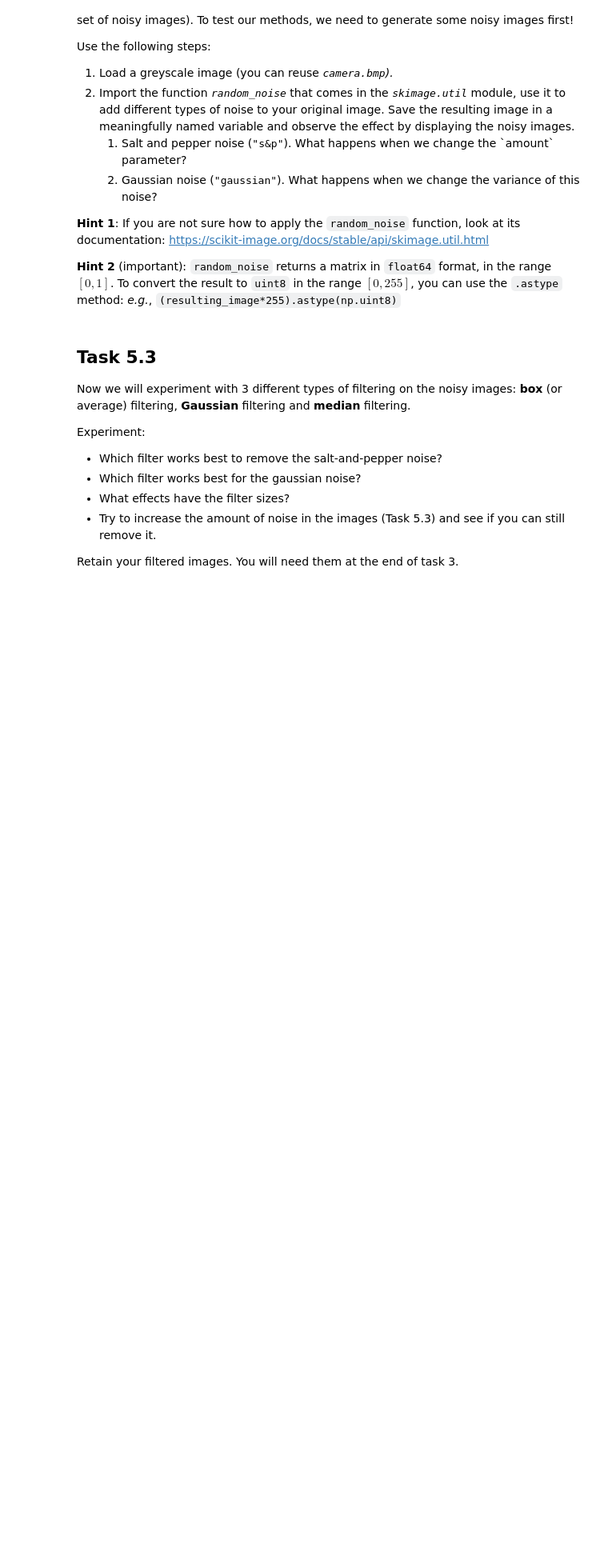
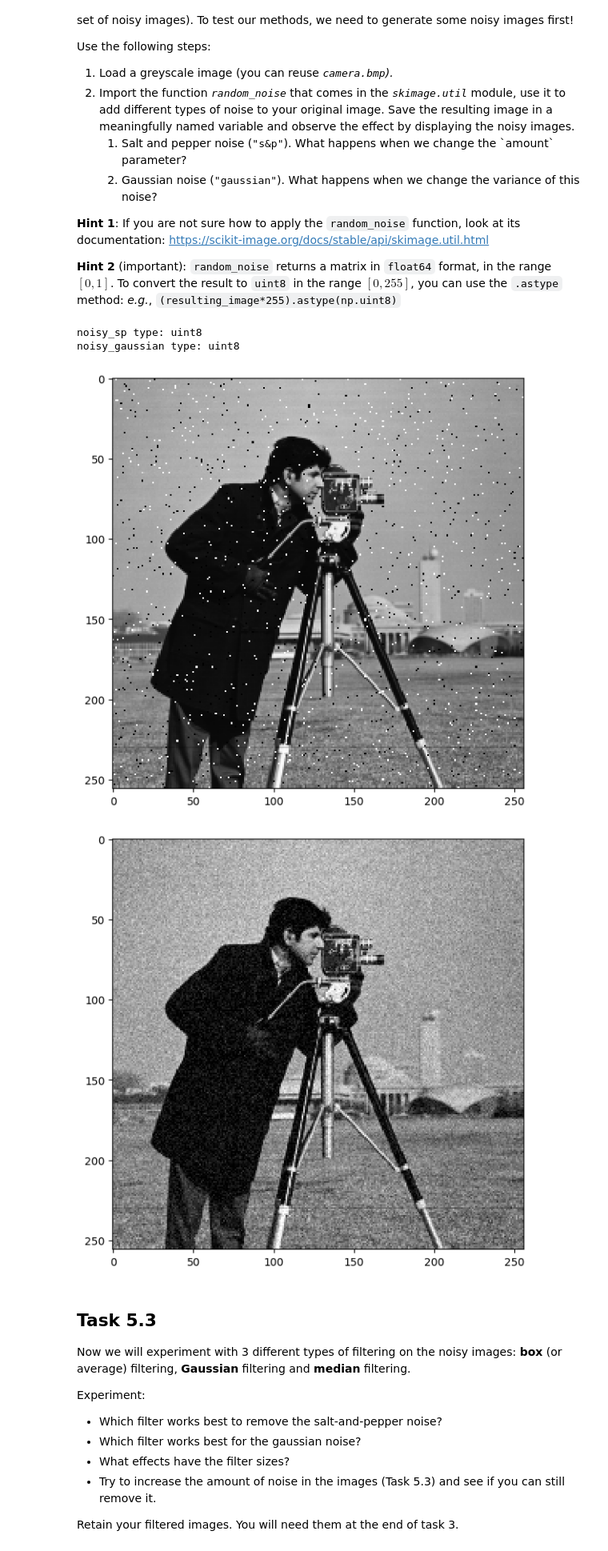
Before and after one commit to aa-aqsaamjad/CS3IVP, a Jupyter notebook: week 5/lab05.ipynb, the cells around one changed output. Shown at 80% size. Cells and saved outputs as stored; diff of their text form; code cells hidden in the pictures; blank space fills up the shorter version.

```diff
--- a/week 5/lab05.ipynb
+++ b/week 5/lab05.ipynb
@@ -129,10 +145,26 @@ Use the following steps:
 **Hint 2** (important): `random_noise` returns a matrix in `float64` format, in the range $[0,1]$. To convert the result to `uint8` in the range $[0,255]$, you can use the `.astype` method: *e.g.*, `(resulting_image*255).astype(np.uint8)`
 # %%
 # WRITE YOUR CODE BELOW (DO NOT DELETE THIS LINE)
+from skimage.util import random_noise
 
+# add salt and pepper noise to image
+noisy_sp = (random_noise(image, mode='s&p', amount=0.02)*255).astype(np.uint8)
+plt.figure(figsize=(6,6))
+imshow(noisy_sp);
+print(f'noisy_sp type: {noisy_sp.dtype}')
 
+# add gaussian noise to image
+noisy_gaussian = (random_noise(image, mode='gaussian', var=0.003)*255).astype(np.uint8)
+plt.figure(figsize=(6,6))
+imshow(noisy_gaussian);
+print(f'noisy_gaussian type: {noisy_gaussian.dtype}')
 
 # WRITE YOUR CODE ABOVE (DO NOT DELETE THIS LINE)
+# %% [output]
+noisy_sp type: uint8
+noisy_gaussian type: uint8
+[figure, added]
+[figure, added]
 # %% [markdown]
 ## Task 5.3
 
```
Also changed, not shown: parts of 3 cells of this notebook, 3 other files.
